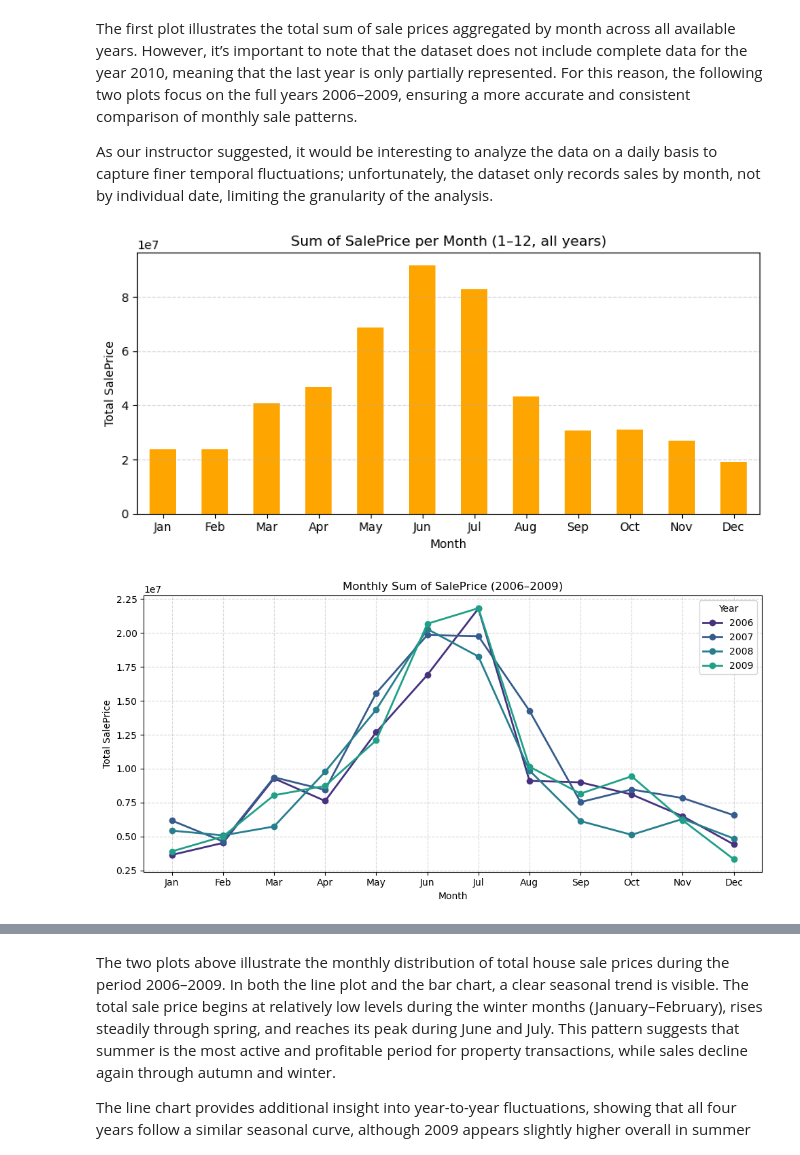
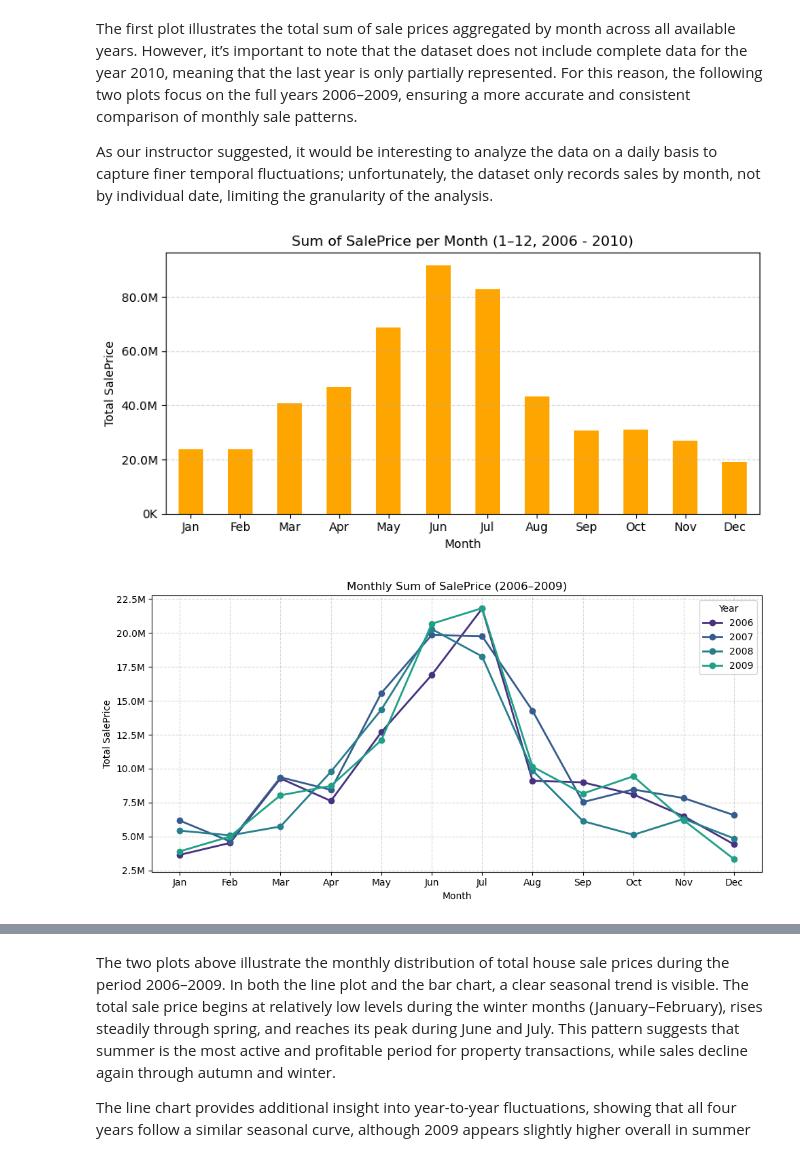
Before and after one commit to i-demetriou/dsc510-group-project, a Jupyter notebook: dsc510.theofanous.alexandrou.demetriou.ipynb, the cells around one changed output, grey strips where cells are left out. Cells and saved outputs as stored; diff of their text form; code cells hidden in the pictures.

```diff
--- a/dsc510.theofanous.alexandrou.demetriou.ipynb
+++ b/dsc510.theofanous.alexandrou.demetriou.ipynb
@@ -1148,29 +1138,35 @@ As our instructor suggested, it would be interesting to analyze the data on a da
 # %%
 df['Month'] = df['Date Sold'].dt.month
 
 monthly_sum = (
     df.groupby('Month', as_index=True)['SalePrice']
       .sum()
       .reindex(range(1, 13), fill_value=0)
 )
 
 month_labels = ['Jan', 'Feb', 'Mar', 'Apr', 'May', 'Jun',
                 'Jul', 'Aug', 'Sep', 'Oct', 'Nov', 'Dec']
 
 plt.figure(figsize=(8, 4))
-monthly_sum.plot(kind='bar', color='orange')
-plt.title("Sum of SalePrice per Month (1–12, all years)")
+ax = monthly_sum.plot(kind='bar', color='orange')
+plt.title("Sum of SalePrice per Month (1–12, 2006 - 2010)")
 plt.xlabel("Month")
 plt.ylabel("Total SalePrice")
+
+# Format large numbers as 1M.
+ax.yaxis.set_major_formatter(mticker.FuncFormatter(
+    lambda x, _: f'{x/1_000_000:.1f}M' if x >= 1_000_000 else f'{x/1_000:.0f}K'
+))
+
 plt.xticks(ticks=range(0, 12), labels=month_labels, rotation=0)
 plt.grid(True, axis='y', linestyle='--', alpha=0.5)
 plt.tight_layout()
 plt.show()
-# df['Date Sold'].min()
-# df['Date Sold'].max()
 # %% [output]
-[figure, old version]
+[figure, new version]
 # %%
+import matplotlib.ticker as mticker
+
 # Filter only full years 2006–2009 (exclude partial 2010)
 df_filtered = df[df['Yr Sold'].between(2006, 2009)]
 
@@ -1192,13 +1188,19 @@ for year in year_month_sum.index:
 plt.title("Monthly Sum of SalePrice (2006–2009)")
 plt.xlabel("Month")
 plt.ylabel("Total SalePrice")
+
+ax = plt.gca()
+ax.yaxis.set_major_formatter(mticker.FuncFormatter(
+    lambda x, _: f'{x/1_000_000:.1f}M' if x >= 1_000_000 else f'{x/1_000:.0f}K'
+))
+
 plt.xticks(range(1, 13), month_labels)
 plt.grid(True, linestyle='--', alpha=0.5)
 plt.legend(title="Year")
 plt.tight_layout()
 plt.show()
 # %% [output]
-[figure, old version]
+[figure, new version]
 # %%
 # Keep only data from 2006–2009
 df_filtered = df[df['Yr Sold'].between(2006, 2009)]
```
Also changed, not shown: parts of 10 cells of this notebook.
